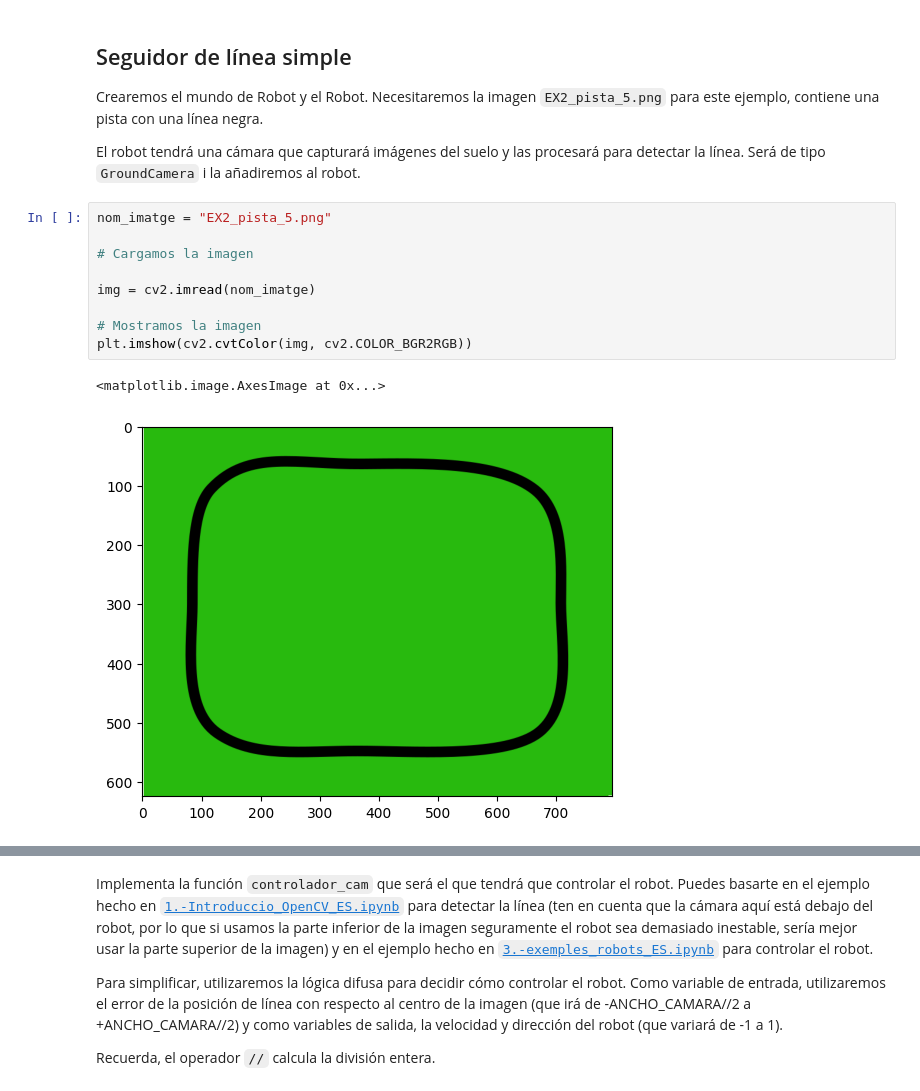
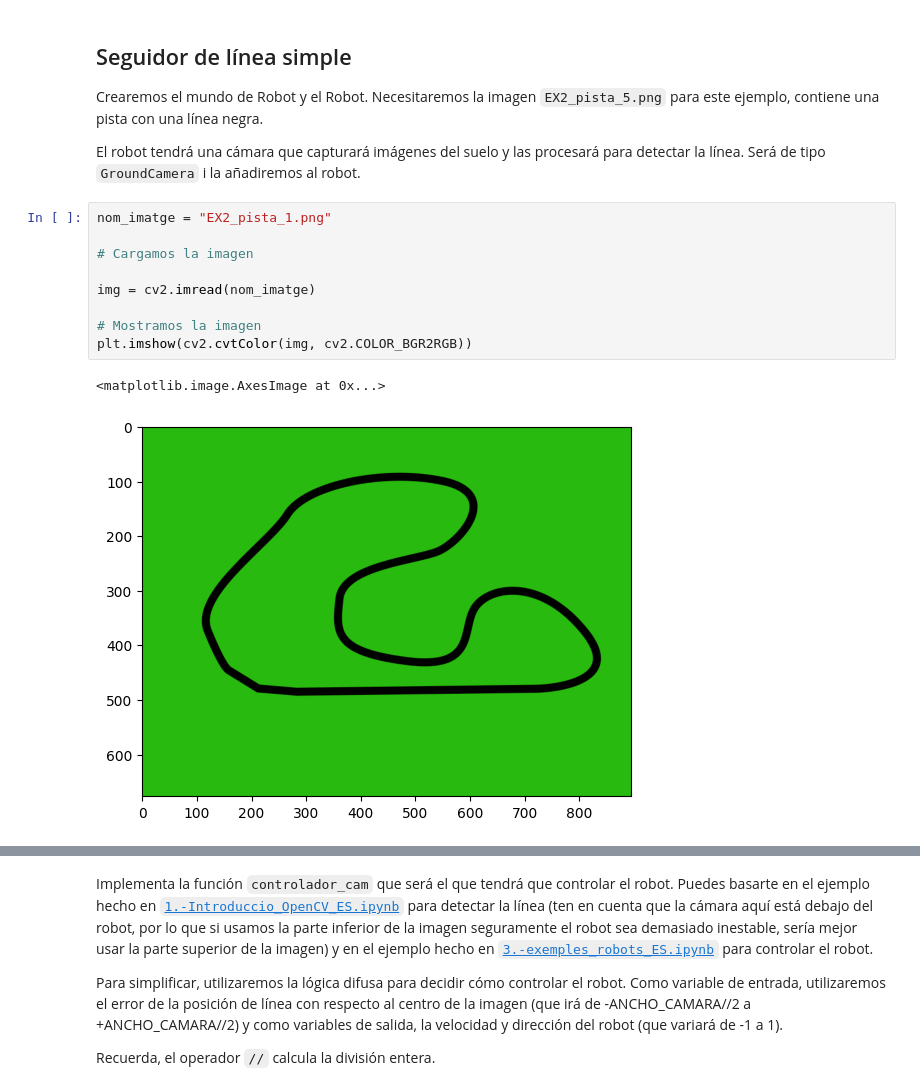
Before and after one commit to Guille63/MIA-IABD-2425, a Jupyter notebook: UD04/notebooks/EX3.-navegant_camera_fuzzy_ES.ipynb, the cells around one changed output, grey strips where cells are left out. Saved outputs shown, nothing was run; the diff lists cells and outputs as text.

```diff
--- a/UD04/notebooks/EX3.-navegant_camera_fuzzy_ES.ipynb
+++ b/UD04/notebooks/EX3.-navegant_camera_fuzzy_ES.ipynb
@@ -40,17 +40,17 @@ Crearemos el mundo de Robot y el Robot. Necesitaremos la imagen `EX2_pista_5.png
 
 El robot tendrá una cámara que capturará imágenes del suelo y las procesará para detectar la línea. Será de tipo `GroundCamera` i la añadiremos al robot.
 # %%
-nom_imatge = "EX2_pista_5.png"
+nom_imatge = "EX2_pista_1.png"
 
 # Cargamos la imagen
 
 img = cv2.imread(nom_imatge)
 
 # Mostramos la imagen
 plt.imshow(cv2.cvtColor(img, cv2.COLOR_BGR2RGB))
 # %% [output]
 <matplotlib.image.AxesImage at 0x...>
-[figure, old version]
+[figure, new version]
 # %%
 world = bots.World(220, 180, boundary_wall_color="yellow", ground_image_filename=nom_imatge)
 
```
Also changed, not shown: parts of 6 cells of this notebook.
